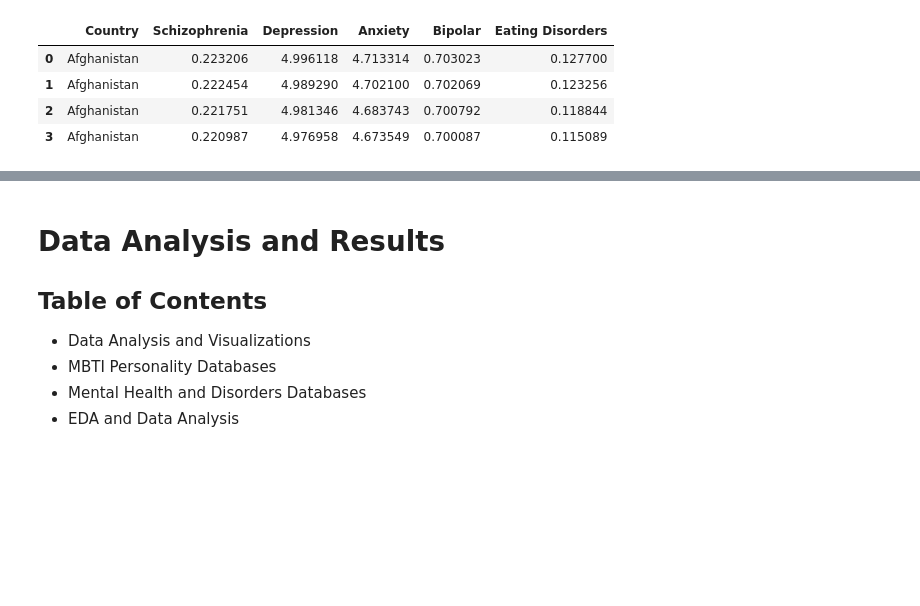
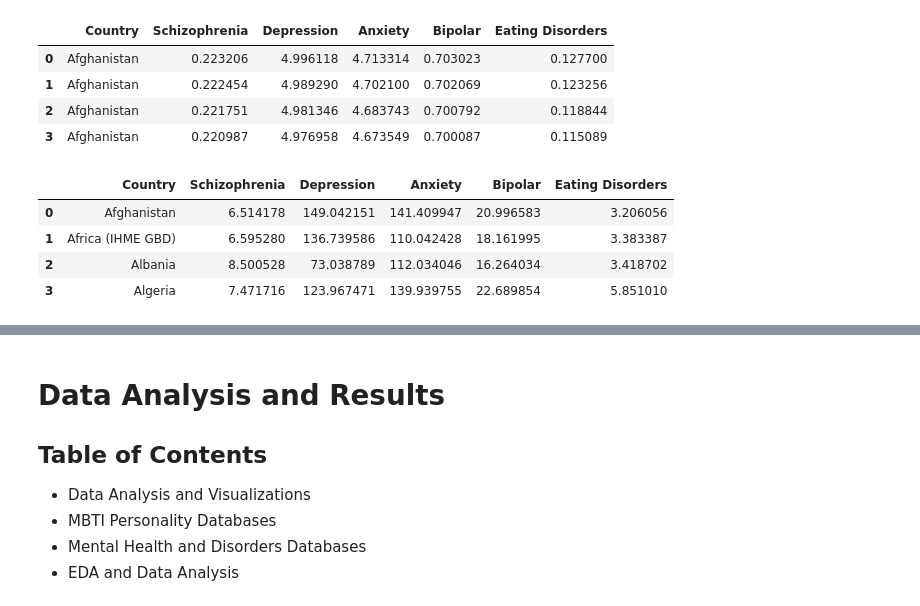
Before and after one commit to BellaIngenue/TypologyAndMentalHealth, a Jupyter notebook: SienaRivera-PersonalProject.ipynb, the cells around one changed output, grey strips where cells are left out. Saved outputs shown, nothing was run; the diff lists cells and outputs as text; code cells hidden in the pictures; blank space fills up the shorter version.

```diff
--- a/SienaRivera-PersonalProject.ipynb
+++ b/SienaRivera-PersonalProject.ipynb
@@ -188,3 +188,12 @@ df_mental.head(4)
 | 1 | Afghanistan | 0.222454 | 4.989290 | 4.702100 | 0.702069 | 0.123256 |
 | 2 | Afghanistan | 0.221751 | 4.981346 | 4.683743 | 0.700792 | 0.118844 |
 | 3 | Afghanistan | 0.220987 | 4.976958 | 4.673549 | 0.700087 | 0.115089 |
+# %%
+grouped_df= df_mental.groupby('Country').agg({"Schizophrenia": "sum", "Depression": "sum", "Anxiety": "sum", "Bipolar": "sum", "Eating Disorders": "sum"}).reset_index()
+grouped_df.head(4)
+# %% [output]
+|  | Country | Schizophrenia | Depression | Anxiety | Bipolar | Eating Disorders |
+| 0 | Afghanistan | 6.514178 | 149.042151 | 141.409947 | 20.996583 | 3.206056 |
+| 1 | Africa (IHME GBD) | 6.595280 | 136.739586 | 110.042428 | 18.161995 | 3.383387 |
+| 2 | Albania | 8.500528 | 73.038789 | 112.034046 | 16.264034 | 3.418702 |
+| 3 | Algeria | 7.471716 | 123.967471 | 139.939755 | 22.689854 | 5.851010 |
```
Also changed, not shown: parts of 9 cells of this notebook.
